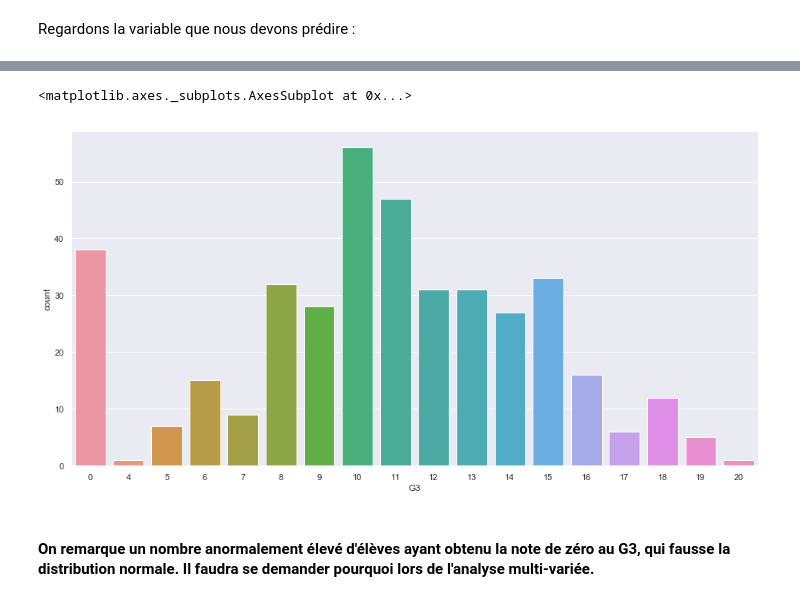
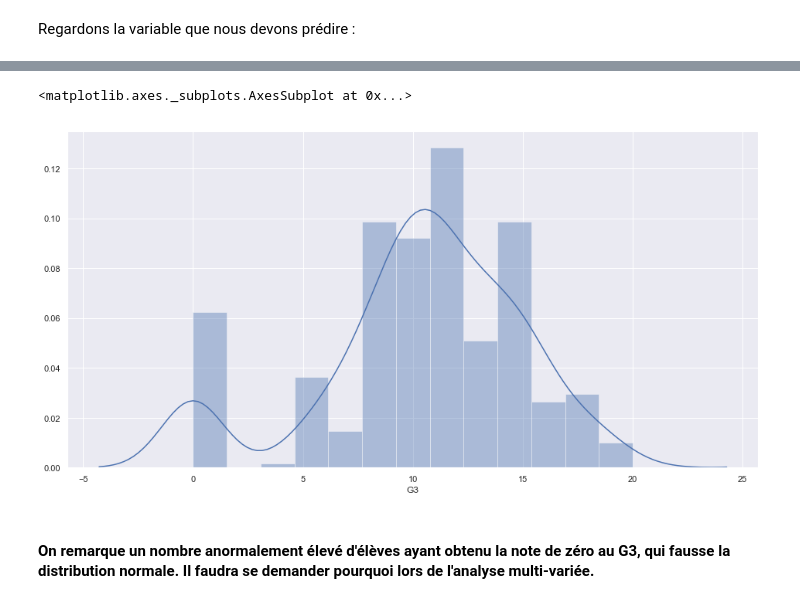
Before and after one commit to nguyenkhacbaoanh/EDA-Portuguese-school, a Jupyter notebook: EDA-Portuguese-Schools-Success.ipynb, the cells around one changed output, grey strips where cells are left out. Saved outputs shown, nothing was run; the diff lists cells and outputs as text; code cells hidden in the pictures.

```diff
--- a/EDA-Portuguese-Schools-Success.ipynb
+++ b/EDA-Portuguese-Schools-Success.ipynb
@@ -172,7 +181,7 @@ Regardons la variable que nous devons prédire :
 # %%
-sns.countplot(df['G3'])
+sns.distplot(df['G3'])
 # %% [output]
 <matplotlib.axes._subplots.AxesSubplot at 0x...>
-[figure, old version]
+[figure, new version]
 # %% [markdown]
 #### On remarque un nombre anormalement élevé d'élèves ayant obtenu la note de zéro au G3, qui fausse la distribution normale. Il faudra se demander pourquoi lors de l'analyse multi-variée.
```
Also changed, not shown: parts of 23 cells of this notebook.
